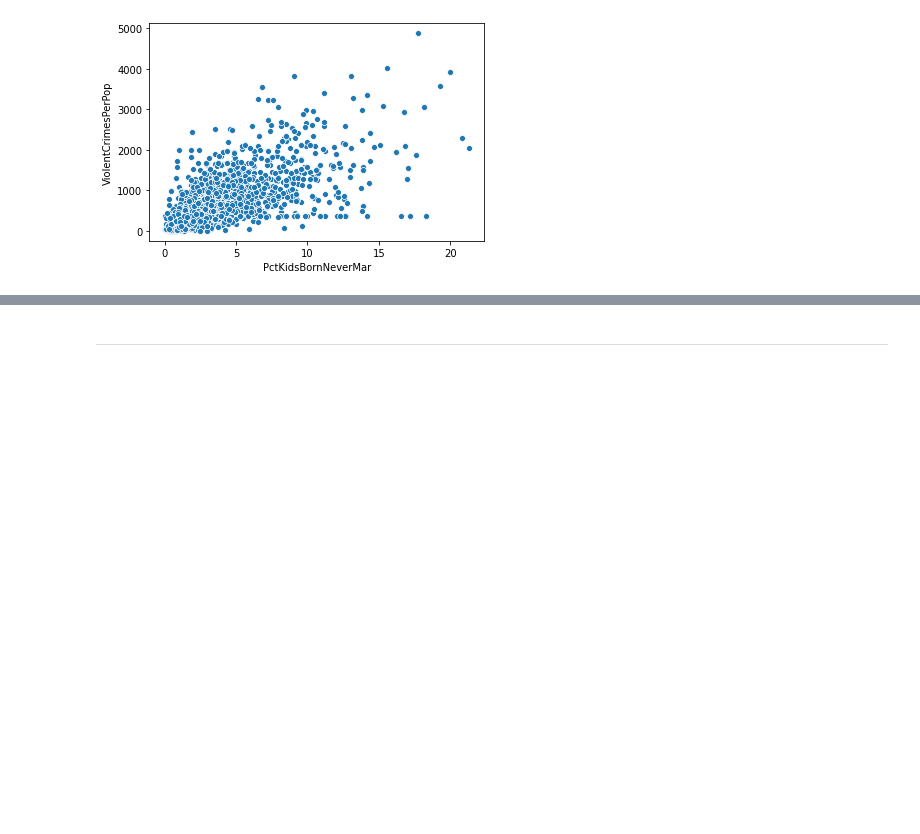
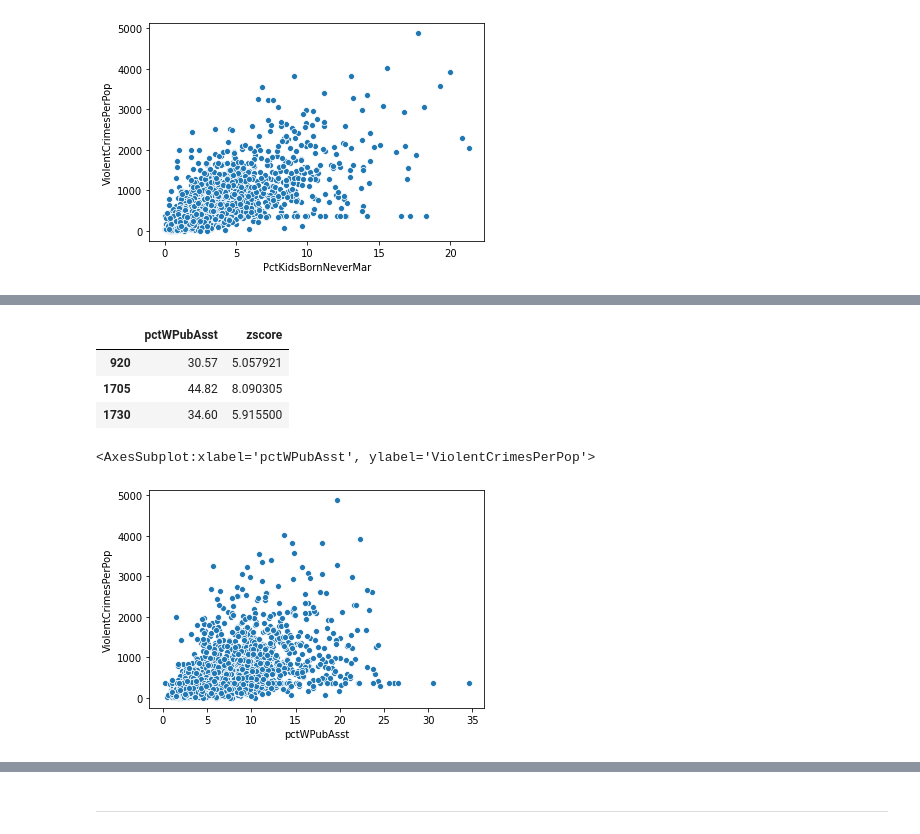
Before and after one commit to Kasheme/Data-Science, a Jupyter notebook: US-Crime-Communities/US Crime Notebook EDA.ipynb, the cells around one changed output, grey strips where cells are left out. Saved outputs shown, nothing was run; the diff lists cells and outputs as text; code cells hidden in the pictures; blank space fills up the shorter version.

```diff
--- a/US-Crime-Communities/US Crime Notebook EDA.ipynb
+++ b/US-Crime-Communities/US Crime Notebook EDA.ipynb
@@ -147,8 +147,8 @@ Target categories for the analysis:
 * Proportion of immigrants
 * Employment/Unemployment
 # %%
-current_cols = data.columns.tolist()
+# current_cols = data.columns.tolist()
 
-for col in cols_to_drop:
-    if col in current_cols:
-        data.drop(columns=col, inplace=True)
+# for col in cols_to_drop:
+#     if col in current_cols:
+#         data.drop(columns=col, inplace=True)
@@ -351,8 +345,8 @@ PctKidsBornNeverMar_stats.sort_values(by='zscore', ascending=False)
 | 1965 | 0.00 | -0.996330 |
 2215 rows × 2 columns
 # %%
-PctKidsBornNeverMar_dropped = data.drop(data.index[[1705, 720]])
-sns.scatterplot(data=PctKidsBornNeverMar_dropped, x='PctKidsBornNeverMar', y='ViolentCrimesPerPop')
+data.drop(data.index[[1705, 720]], inplace=True)
+sns.scatterplot(data=data, x='PctKidsBornNeverMar', y='ViolentCrimesPerPop')
 # %% [output]
 <AxesSubplot:xlabel='PctKidsBornNeverMar', ylabel='ViolentCrimesPerPop'>
 [figure]
@@ -360,0 +367,13 @@ sns.scatterplot(data=PctKidsBornNeverMar_dropped, x='PctKidsBornNeverMar', y='Vi
+# %%
+pctWPubAsst_stats[(pctWPubAsst_stats["zscore"] > 5) | (pctWPubAsst_stats["zscore"] < -5)]
+# %% [output]
+|  | pctWPubAsst | zscore |
+| 920 | 30.57 | 5.057921 |
+| 1705 | 44.82 | 8.090305 |
+| 1730 | 34.60 | 5.915500 |
+# %%
+data.drop(data.index[[1705, 920, 1730]], inplace=True)
+sns.scatterplot(data = data, x="pctWPubAsst", y="ViolentCrimesPerPop")
+# %% [output]
+<AxesSubplot:xlabel='pctWPubAsst', ylabel='ViolentCrimesPerPop'>
+[figure, added]
```
Also changed, not shown: parts of 31 cells of this notebook.
